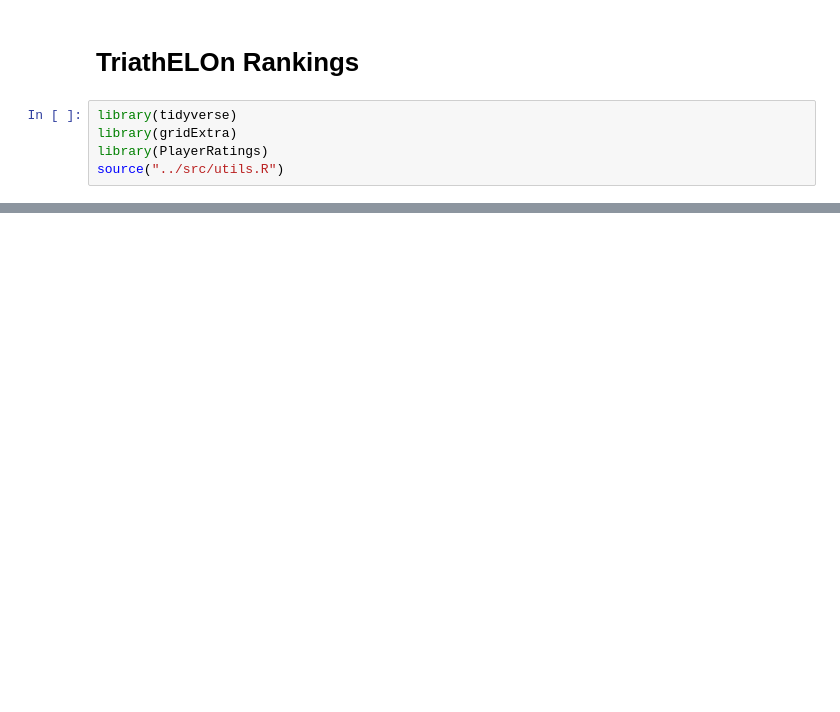
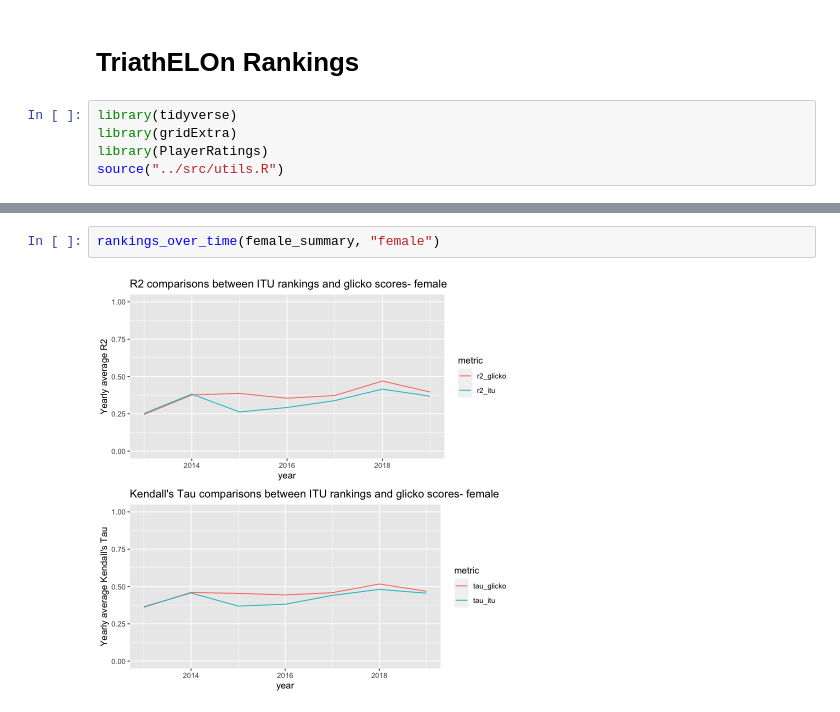
Before and after one commit to Bunrieu-sketch/TriathELOn_rankings, a Jupyter notebook: Doc/Glicko_Rankings.ipynb, the cells around one changed output, grey strips where cells are left out. Cells and saved outputs as stored; diff of their text form; blank space fills up the shorter version.

```diff
--- a/Doc/Glicko_Rankings.ipynb
+++ b/Doc/Glicko_Rankings.ipynb
@@ -167,0 +317,4 @@ best_c_male
+# %%
+rankings_over_time(female_summary, "female")
+# %% [output]
+[figure, added]
```
Also changed, not shown: parts of 15 cells of this notebook, 1 other file.
